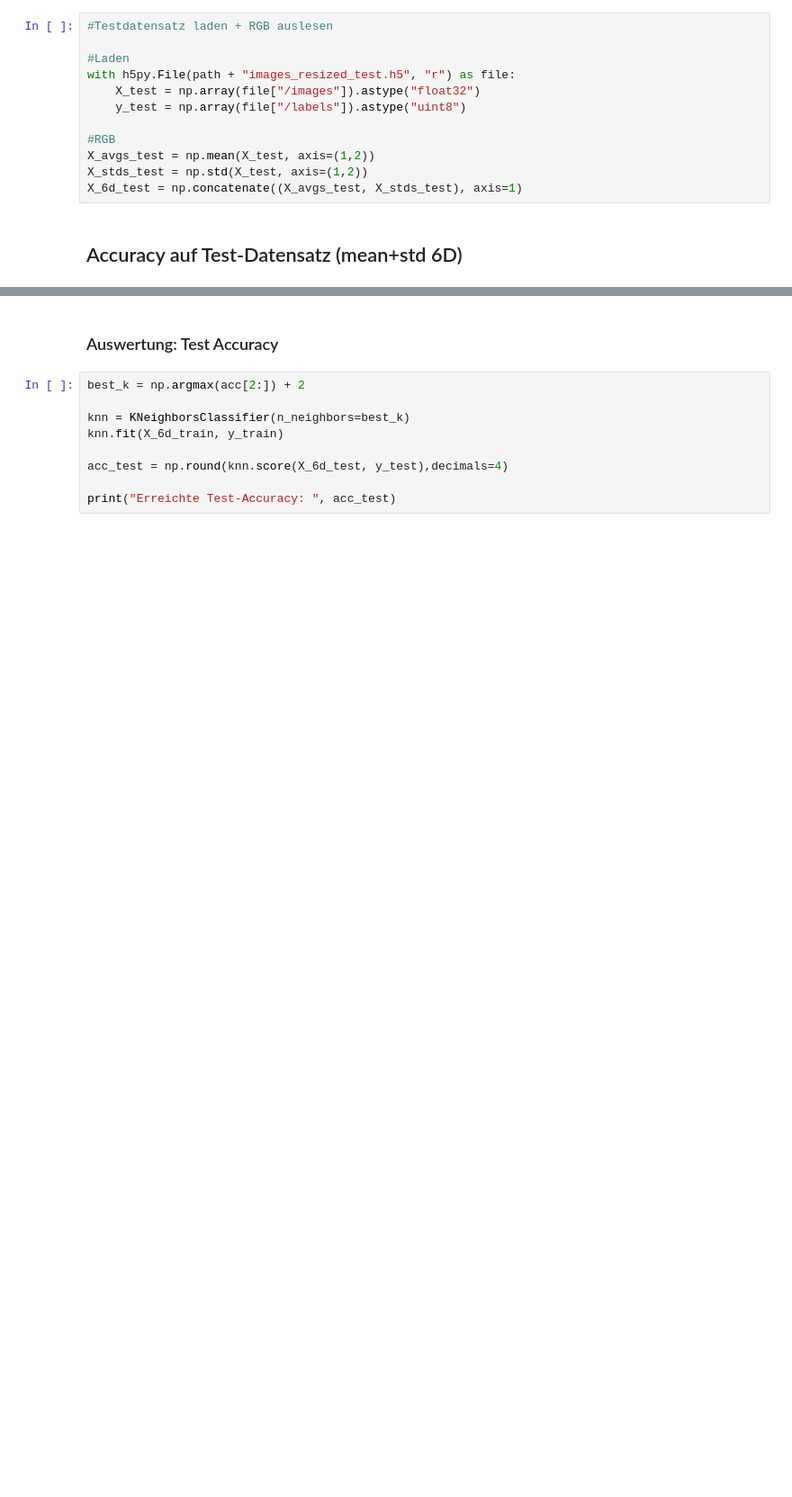
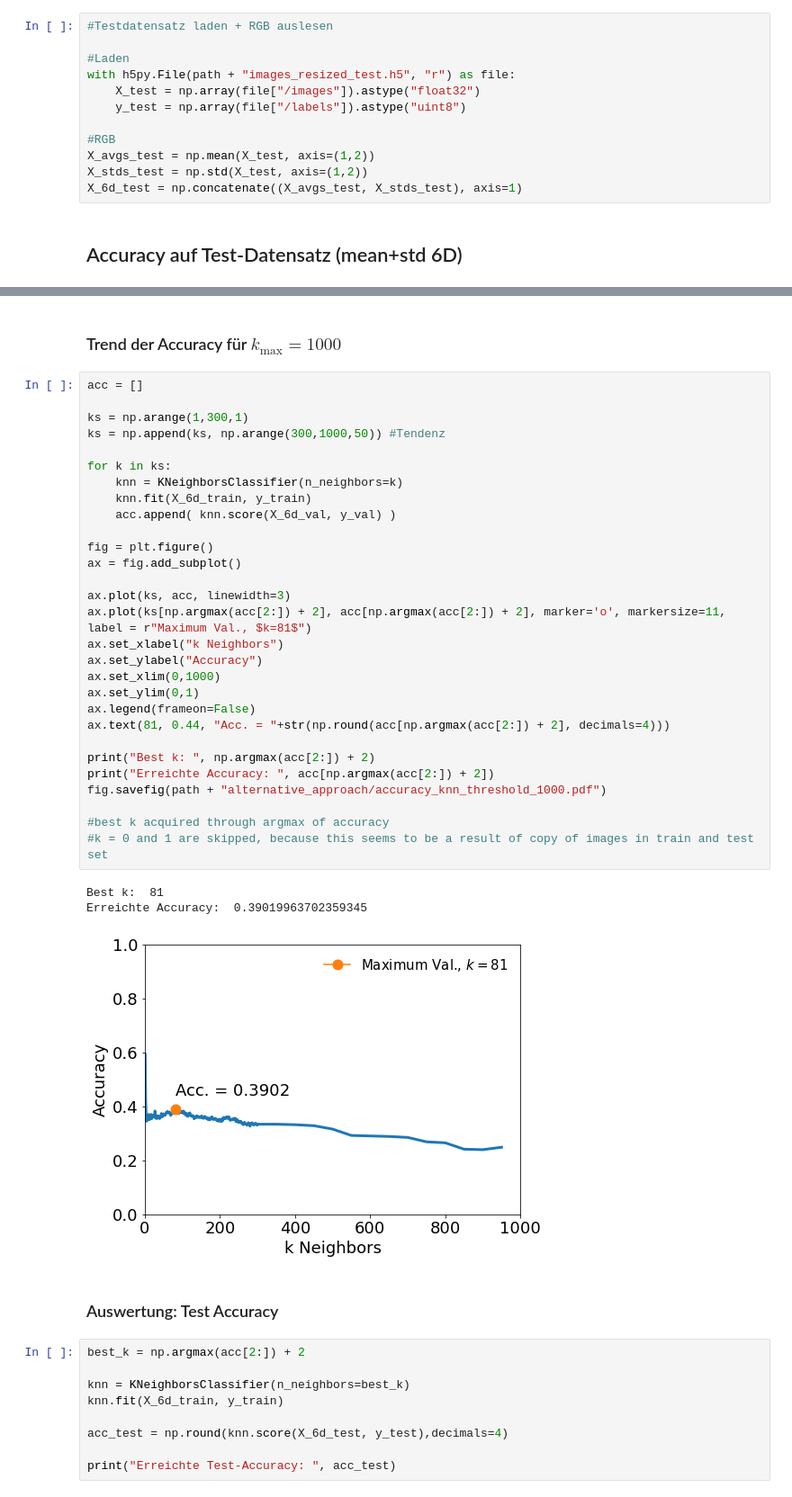
Before and after one commit to LukasBeiske/project_Flowers-299, a Jupyter notebook: alternative_approach.ipynb, the cells around one changed output, grey strips where cells are left out. Shown at 90% size. Saved outputs shown, nothing was run; the diff lists cells and outputs as text; blank space fills up the shorter version.

```diff
--- a/alternative_approach.ipynb
+++ b/alternative_approach.ipynb
@@ -147,6 +147,41 @@ fig.savefig(path + "alternative_approach/accuracy_knn_threshold.pdf")
 Best k:  81
 Erreichte Accuracy:  0.39019963702359345
 [figure]
+# %% [markdown]
+### Trend der Accuracy für $k_\text{max} = 1000$
+# %%
+acc = []
+
+ks = np.arange(1,300,1)
+ks = np.append(ks, np.arange(300,1000,50)) #Tendenz
+
+for k in ks:
+    knn = KNeighborsClassifier(n_neighbors=k)
+    knn.fit(X_6d_train, y_train)
+    acc.append( knn.score(X_6d_val, y_val) )
+
+fig = plt.figure()
+ax = fig.add_subplot()
+
+ax.plot(ks, acc, linewidth=3)
+ax.plot(ks[np.argmax(acc[2:]) + 2], acc[np.argmax(acc[2:]) + 2], marker='o', markersize=11, label = r"Maximum Val., $k=81$")
+ax.set_xlabel("k Neighbors")
+ax.set_ylabel("Accuracy")
+ax.set_xlim(0,1000)
+ax.set_ylim(0,1)
+ax.legend(frameon=False)
+ax.text(81, 0.44, "Acc. = "+str(np.round(acc[np.argmax(acc[2:]) + 2], decimals=4)))
+
+print("Best k: ", np.argmax(acc[2:]) + 2)
+print("Erreichte Accuracy: ", acc[np.argmax(acc[2:]) + 2])
+fig.savefig(path + "alternative_approach/accuracy_knn_threshold_1000.pdf")
+
+#best k acquired through argmax of accuracy
+#k = 0 and 1 are skipped, because this seems to be a result of copy of images in train and test set
+# %% [output]
+Best k:  81
+Erreichte Accuracy:  0.39019963702359345
+[figure, added]
 # %% [markdown]
 ### Auswertung: Test Accuracy
 # %%
```
Also changed, not shown: parts of 4 cells of this notebook.
